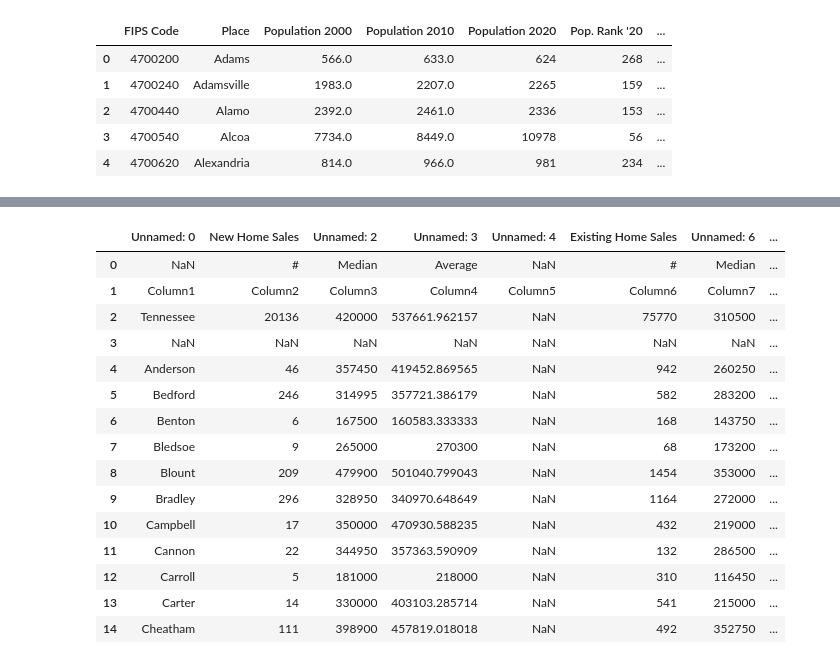
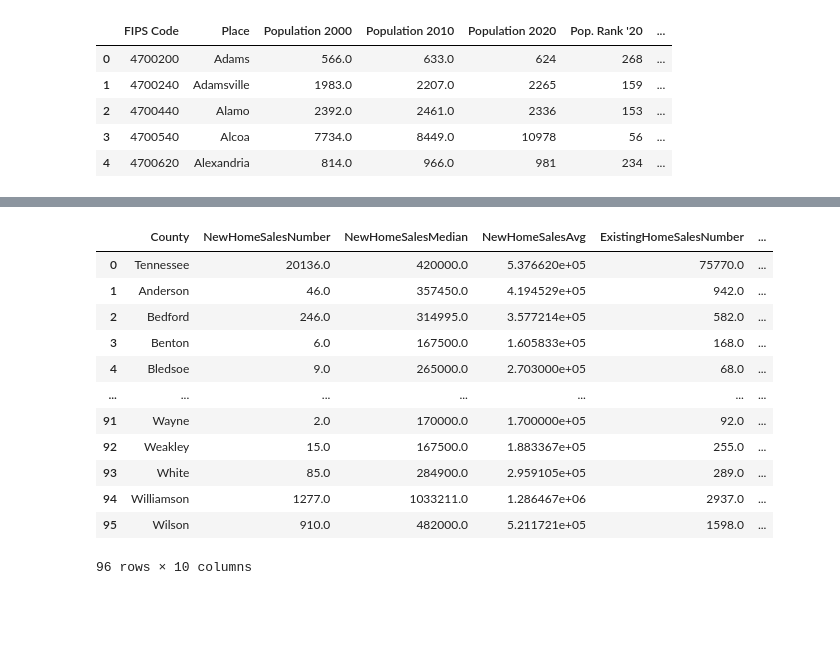
Before and after one commit to mbainbridge950/tennessee_population_after_covid, a Jupyter notebook: notebooks/tn_population.ipynb, the cells around one changed output, grey strips where cells are left out. Cells and saved outputs as stored; diff of their text form; code cells hidden in the pictures; blank space fills up the shorter version.

```diff
--- a/notebooks/tn_population.ipynb
+++ b/notebooks/tn_population.ipynb
@@ -14,10 +14,10 @@ Requirement already satisfied: et-xmlfile in c:\users\malan\anaconda3\lib\site-p
 # %%
 pop_county_2020_2023 = pd.read_excel('../data/2020_2023_change_city.xlsx', skiprows=[347,348,349,350,351,352,353,354], engine='openpyxl')
 county_city_tn = pd.read_excel('../data/county_city_tn.xlsx', engine='openpyxl')
-home_sales_2012_2023 = pd.read_excel('../data/all_home_sales_2012_2023.xlsx', skiprows = [1,3,100, 101, 102,103,104,105,106,107], engine='openpyxl')
+home_sales_2012_2023 = pd.read_excel('../data/all_home_sales_2012_2023.xlsx', skiprows = [1,3, 100, 101, 102,103,104,105,106,107], engine='openpyxl')
 census = pd.read_excel('../data/census_2000_2020.xlsx',engine='openpyxl')
 covid_stats = pd.read_excel('../data/covid_stats.xlsx', engine='openpyxl')
-home_sales = pd.read_excel('../data/home_sales_county_2023.xlsx', engine='openpyxl')
+home_sales_2023 = pd.read_excel('../data/home_sales_county_2023.xlsx', skiprows=[0, 2, 4, 101, 102, 103], engine='openpyxl')
 national_pop = pd.read_excel('../data/national_pop_2020_2024.xlsx', skiprows=[0,1,2], nrows = 58, engine='openpyxl')
 # %%
 national_pop.tail(20)
@@ -280 +297,2 @@ census.to_csv('../data/census.csv',index=False)
 # %%
+home_sales_2023_clean = home_sales_2023.dropna(how='all')
@@ -288,19 +299,31 @@ census.to_csv('../data/census.csv',index=False)
+# %%
+home_sales_2023_clean = home_sales_2023_clean.rename(columns = {
+    'Unnamed: 0' : 'County',
+    '#': 'NewHomeSalesNumber',
+    'Median': 'NewHomeSalesMedian',
+    'Average': 'NewHomeSalesAvg',
+    '#.1': 'ExistingHomeSalesNumber',
+    'Median.1': 'ExistingHomeSalesMedian',
+    'Average.1': 'ExistingHomeSalesAverage',
+    '#.2' : 'TotalHomeSalesNumber',
+    'Median.2' : 'TotalHomeSalesMedian',
+    'Average.2' : 'TotalHomeSalesAverage'
+
+
+})
 # %%
-home_sales.head(15)
+home_sales_2023_clean.drop(columns=['Unnamed: 4', 'Unnamed: 8'])
 # %% [output]
-|  | Unnamed: 0 | New Home Sales | Unnamed: 2 | Unnamed: 3 | Unnamed: 4 | Existing Home Sales | Unnamed: 6 | ... |
-| 0 | NaN | # | Median | Average | NaN | # | Median | ... |
-| 1 | Column1 | Column2 | Column3 | Column4 | Column5 | Column6 | Column7 | ... |
-| 2 | Tennessee | 20136 | 420000 | 537661.962157 | NaN | 75770 | 310500 | ... |
-| 3 | NaN | NaN | NaN | NaN | NaN | NaN | NaN | ... |
-| 4 | Anderson | 46 | 357450 | 419452.869565 | NaN | 942 | 260250 | ... |
-| 5 | Bedford | 246 | 314995 | 357721.386179 | NaN | 582 | 283200 | ... |
-| 6 | Benton | 6 | 167500 | 160583.333333 | NaN | 168 | 143750 | ... |
-| 7 | Bledsoe | 9 | 265000 | 270300 | NaN | 68 | 173200 | ... |
-| 8 | Blount | 209 | 479900 | 501040.799043 | NaN | 1454 | 353000 | ... |
-| 9 | Bradley | 296 | 328950 | 340970.648649 | NaN | 1164 | 272000 | ... |
-| 10 | Campbell | 17 | 350000 | 470930.588235 | NaN | 432 | 219000 | ... |
-| 11 | Cannon | 22 | 344950 | 357363.590909 | NaN | 132 | 286500 | ... |
-| 12 | Carroll | 5 | 181000 | 218000 | NaN | 310 | 116450 | ... |
-| 13 | Carter | 14 | 330000 | 403103.285714 | NaN | 541 | 215000 | ... |
-| 14 | Cheatham | 111 | 398900 | 457819.018018 | NaN | 492 | 352750 | ... |
+|  | County | NewHomeSalesNumber | NewHomeSalesMedian | NewHomeSalesAvg | ExistingHomeSalesNumber | ... |
+| 0 | Tennessee | 20136.0 | 420000.0 | 5.376620e+05 | 75770.0 | ... |
+| 1 | Anderson | 46.0 | 357450.0 | 4.194529e+05 | 942.0 | ... |
+| 2 | Bedford | 246.0 | 314995.0 | 3.577214e+05 | 582.0 | ... |
+| 3 | Benton | 6.0 | 167500.0 | 1.605833e+05 | 168.0 | ... |
+| 4 | Bledsoe | 9.0 | 265000.0 | 2.703000e+05 | 68.0 | ... |
+| ... | ... | ... | ... | ... | ... | ... |
+| 91 | Wayne | 2.0 | 170000.0 | 1.700000e+05 | 92.0 | ... |
+| 92 | Weakley | 15.0 | 167500.0 | 1.883367e+05 | 255.0 | ... |
+| 93 | White | 85.0 | 284900.0 | 2.959105e+05 | 289.0 | ... |
+| 94 | Williamson | 1277.0 | 1033211.0 | 1.286467e+06 | 2937.0 | ... |
+| 95 | Wilson | 910.0 | 482000.0 | 5.211721e+05 | 1598.0 | ... |
+96 rows × 10 columns
```
Also changed, not shown: parts of 29 cells of this notebook.
